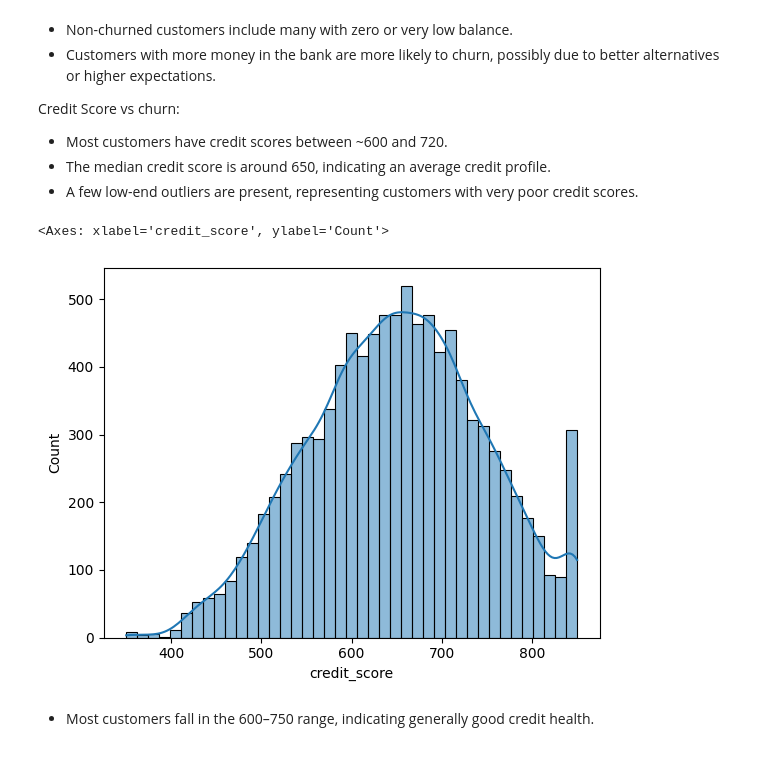
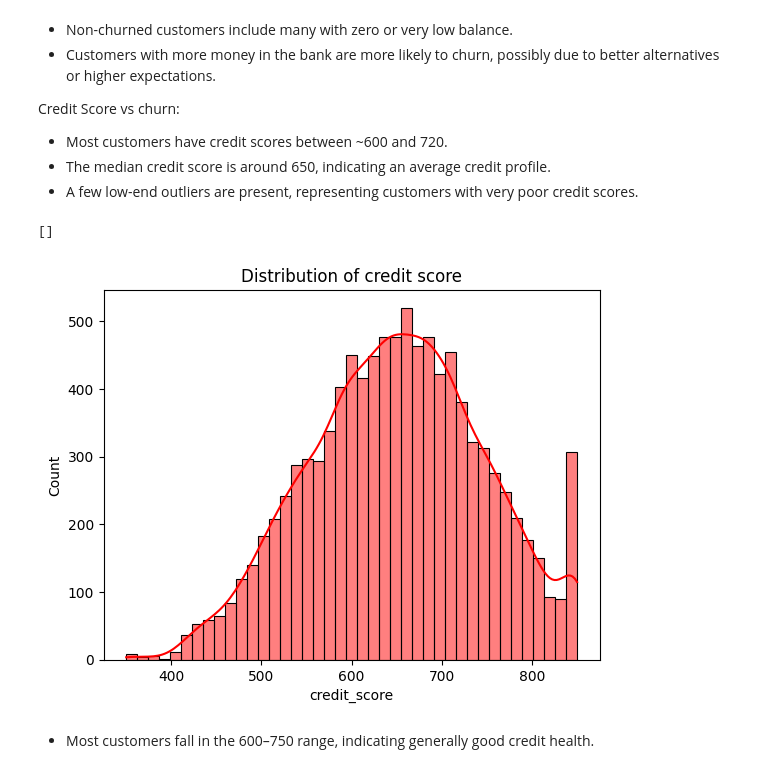
Before and after one commit to rajeevkumar75/Bank-Customer-Churn-Prediction, a Jupyter notebook: notebooks/Eda end to end.ipynb, the cells around one changed output. Saved outputs shown, nothing was run; the diff lists cells and outputs as text; code cells hidden in the pictures.

```diff
--- a/notebooks/Eda end to end.ipynb
+++ b/notebooks/Eda end to end.ipynb
@@ -173,10 +168,12 @@ Credit Score vs churn:
 - The median credit score is around 650, indicating an average credit profile.
 - A few low-end outliers are present, representing customers with very poor credit scores.
 # %%
-sns.histplot(df['credit_score'], kde=True)
+sns.histplot(df['credit_score'], kde=True, color='red')
+plt.title('Distribution of credit score')
+plt.plot()
 # %% [output]
-<Axes: xlabel='credit_score', ylabel='Count'>
+[]
-[figure, old version]
+[figure, new version]
 # %% [markdown]
 - Most customers fall in the 600–750 range, indicating generally good credit health.
 # %%
```
Also changed, not shown: parts of 31 cells of this notebook.
